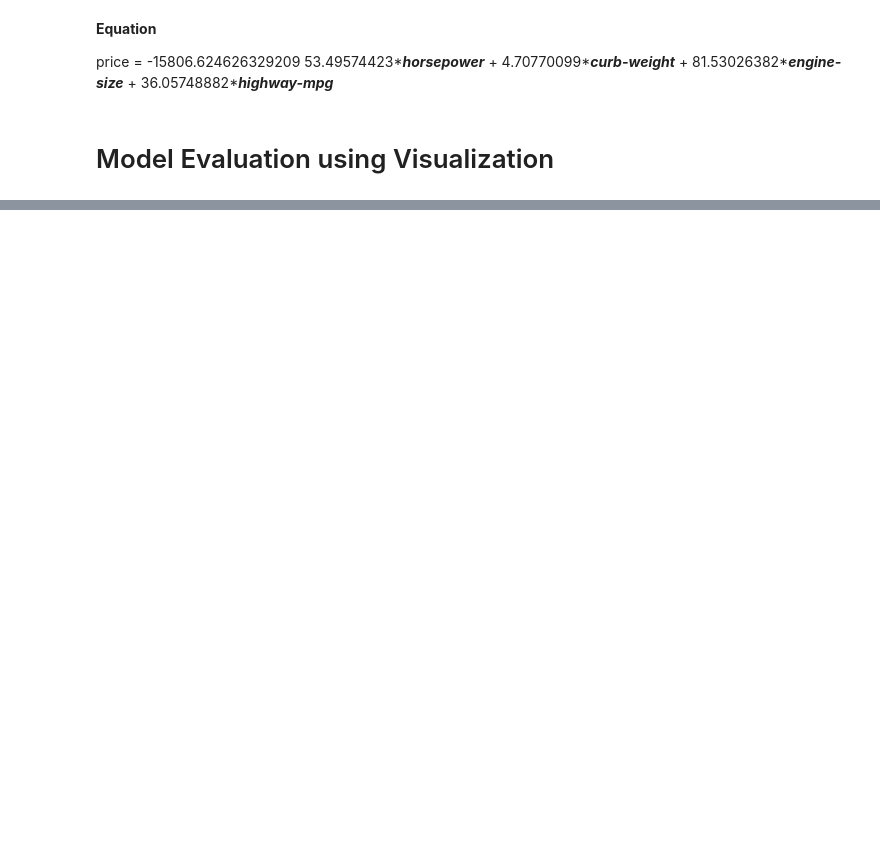
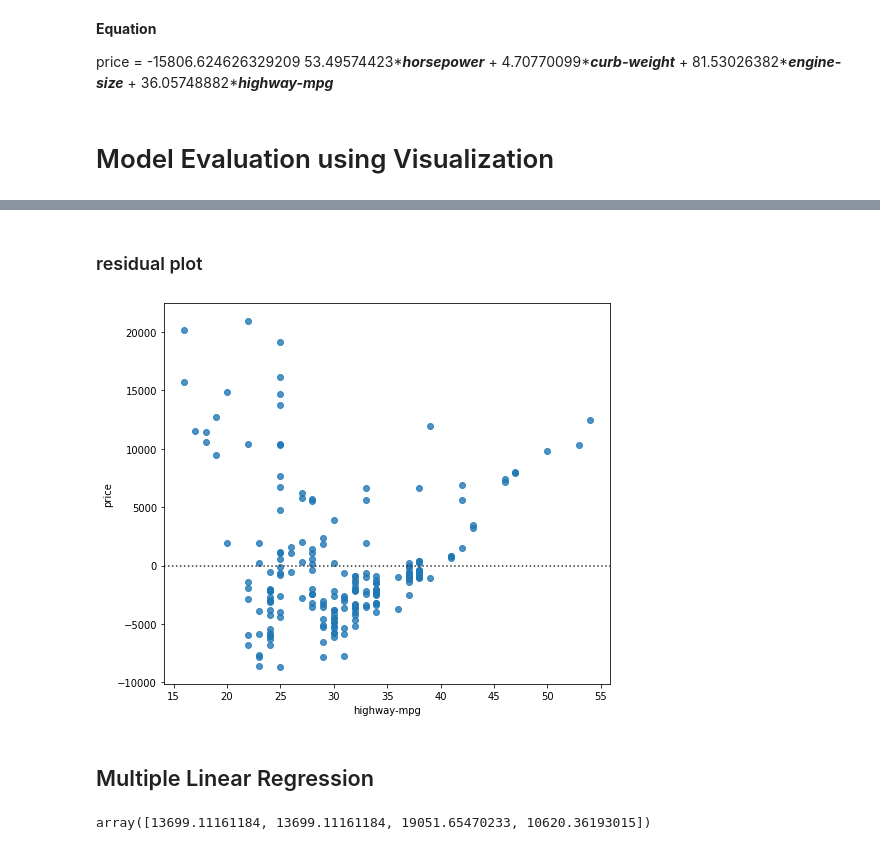
Before and after one commit to FernandoCallasaca/car_price_prediction_python_ml, a Jupyter notebook: 3. model development.ipynb, the cells around one changed output, grey strips where cells are left out. Cells and saved outputs as stored; diff of their text form; code cells hidden in the pictures; blank space fills up the shorter version.

```diff
--- a/3. model development.ipynb
+++ b/3. model development.ipynb
@@ -124,0 +147,10 @@ price = -15806.624626329209 53.49574423*_**horsepower**_ + 4.70770099*_**curb-we
+# %% [markdown]
+### residual plot
+# %%
+plt.figure(figsize=(8,7))
+sns.residplot(x = 'highway-mpg', y = 'price', data = df_cars)
+plt.show()
+# %% [output]
+[figure, added]
+# %% [markdown]
+## Multiple Linear Regression
@@ -124,0 +160,4 @@ price = -15806.624626329209 53.49574423*_**horsepower**_ + 4.70770099*_**curb-we
+# %%
+yhat_z[:4]
+# %% [output]
+array([13699.11161184, 13699.11161184, 19051.65470233, 10620.36193015])
```
Also changed, not shown: parts of 48 cells of this notebook, 1 other file.
